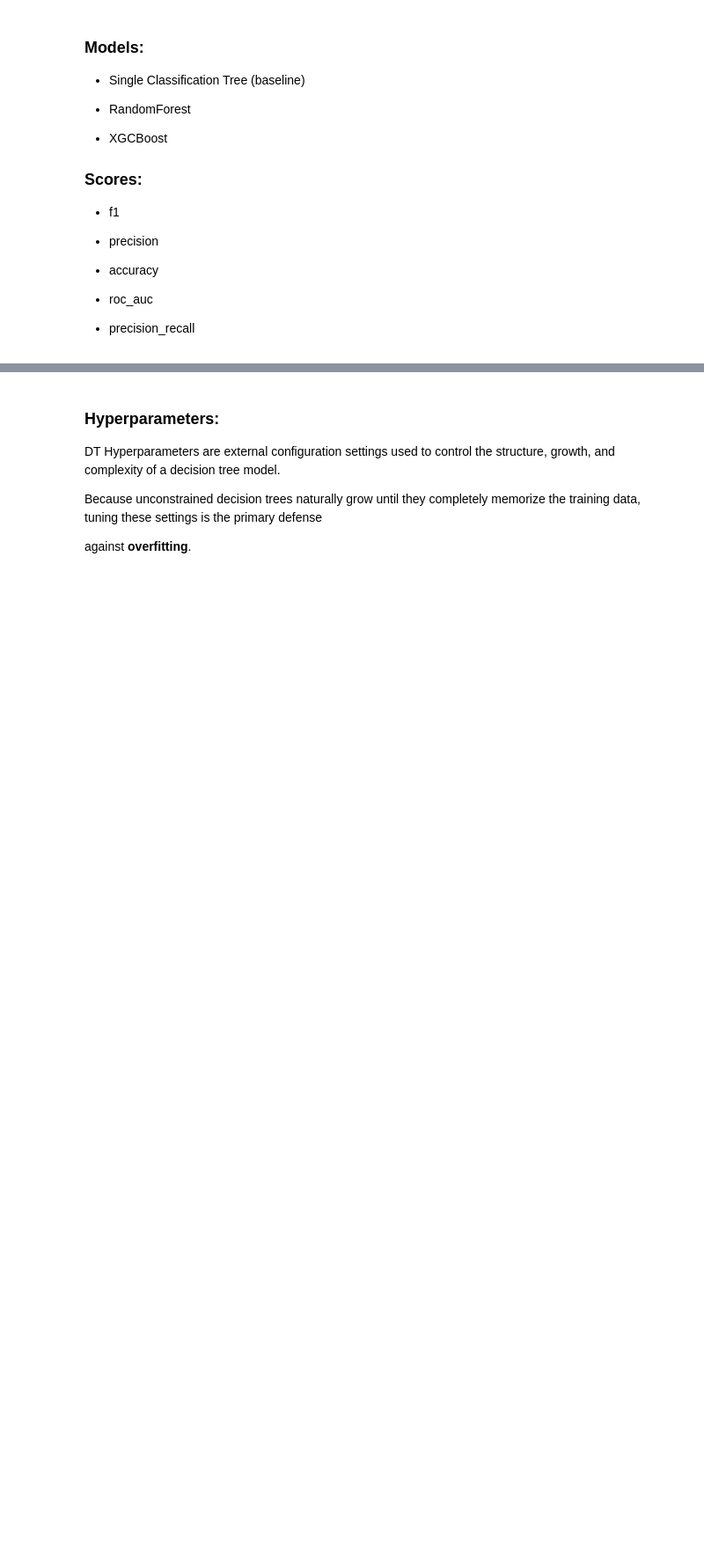
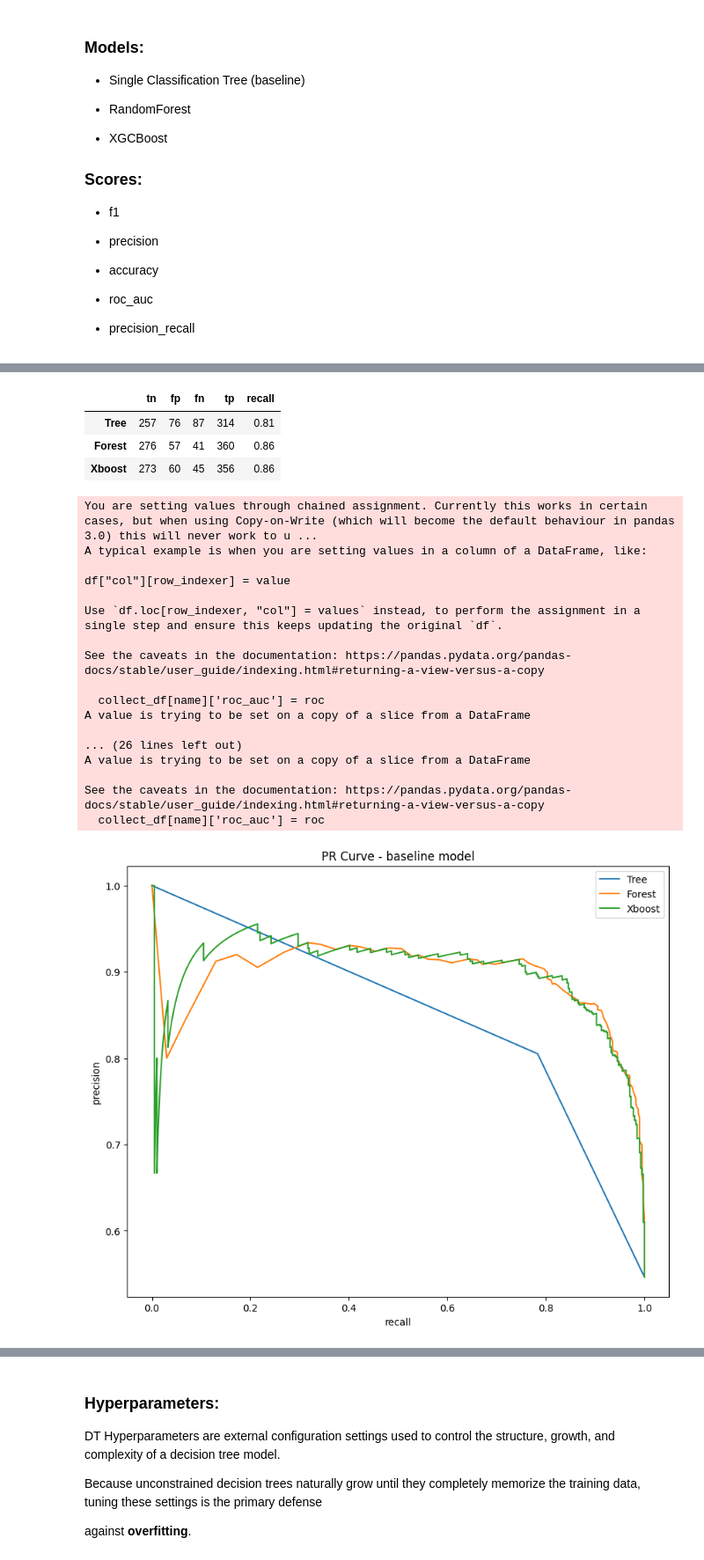
Before and after one commit to Luka-998/ml-concepts-visualized, a Jupyter notebook: DecisionTrees/03_HeartDataCompletePipeline.ipynb, the cells around one changed output, grey strips where cells are left out. Shown at 88% size. Drawn from its saved outputs; the diff is of its cells as text; code cells hidden in the pictures; blank space fills up the shorter version.

```diff
--- a/DecisionTrees/03_HeartDataCompletePipeline.ipynb
+++ b/DecisionTrees/03_HeartDataCompletePipeline.ipynb
@@ -602,0 +600,4 @@ df_result_baseline.sort_values(by='f1',ascending=False)
+# %%
+collect_df = pd.DataFrame(collect)
+# %%
+collect_df.rename(mapper={0:'tn',1:'fp',2:'fn',3:'tp'},inplace=True)
@@ -602,0 +612,50 @@ df_result_baseline.sort_values(by='f1',ascending=False)
+# %%
+collect_df = collect_df.T
+# %%
+collect_df['recall'] = (collect_df['tp']/ (collect_df['tp']+collect_df['fp'])).round(2)
+# %%
+collect_df
+# %% [output]
+|  | tn | fp | fn | tp | recall |
+| Tree | 257 | 76 | 87 | 314 | 0.81 |
+| Forest | 276 | 57 | 41 | 360 | 0.86 |
+| Xboost | 273 | 60 | 45 | 356 | 0.86 |
+# %%
+# PR Curve
+additional_scores = {}
+precision_recall_baseline = {}
+fig,ax = plt.subplots(figsize=(10,8))
+for name,probas in y_probas.items():
+    collect_df[name] = {}
+    precision_recall_baseline[name] = {}
+    precision1,recall1,threshold = precision_recall_curve(y_train,probas)
+    precision_recall_baseline[name]['prec'] = precision1
+    precision_recall_baseline[name]['rec'] = recall1
+    roc = roc_auc_score(y_train,probas)
+    collect_df[name]['roc_auc'] = roc
+for model in complete_pipeline.keys():
+    plt.plot(precision_recall_baseline[model]['rec'],precision_recall_baseline[model]['prec'],label=model)
+    ax.set_title('PR Curve - baseline model')
+    ax.set_xlabel('recall')
+    ax.set_ylabel('precision')
+    plt.legend()
+plt.show()
+# %% [output]
+You are setting values through chained assignment. Currently this works in certain cases, but when using Copy-on-Write (which will become the default behaviour in pandas 3.0) this will never work to u ...
+A typical example is when you are setting values in a column of a DataFrame, like:
+
+df["col"][row_indexer] = value
+
+Use `df.loc[row_indexer, "col"] = values` instead, to perform the assignment in a single step and ensure this keeps updating the original `df`.
+
+See the caveats in the documentation: https://pandas.pydata.org/pandas-docs/stable/user_guide/indexing.html#returning-a-view-versus-a-copy
+
+  collect_df[name]['roc_auc'] = roc
+A value is trying to be set on a copy of a slice from a DataFrame
+
+... (26 lines left out)
+A value is trying to be set on a copy of a slice from a DataFrame
+
+See the caveats in the documentation: https://pandas.pydata.org/pandas-docs/stable/user_guide/indexing.html#returning-a-view-versus-a-copy
+  collect_df[name]['roc_auc'] = roc
+[figure, added]
```
Also changed, not shown: parts of 26 cells of this notebook.
